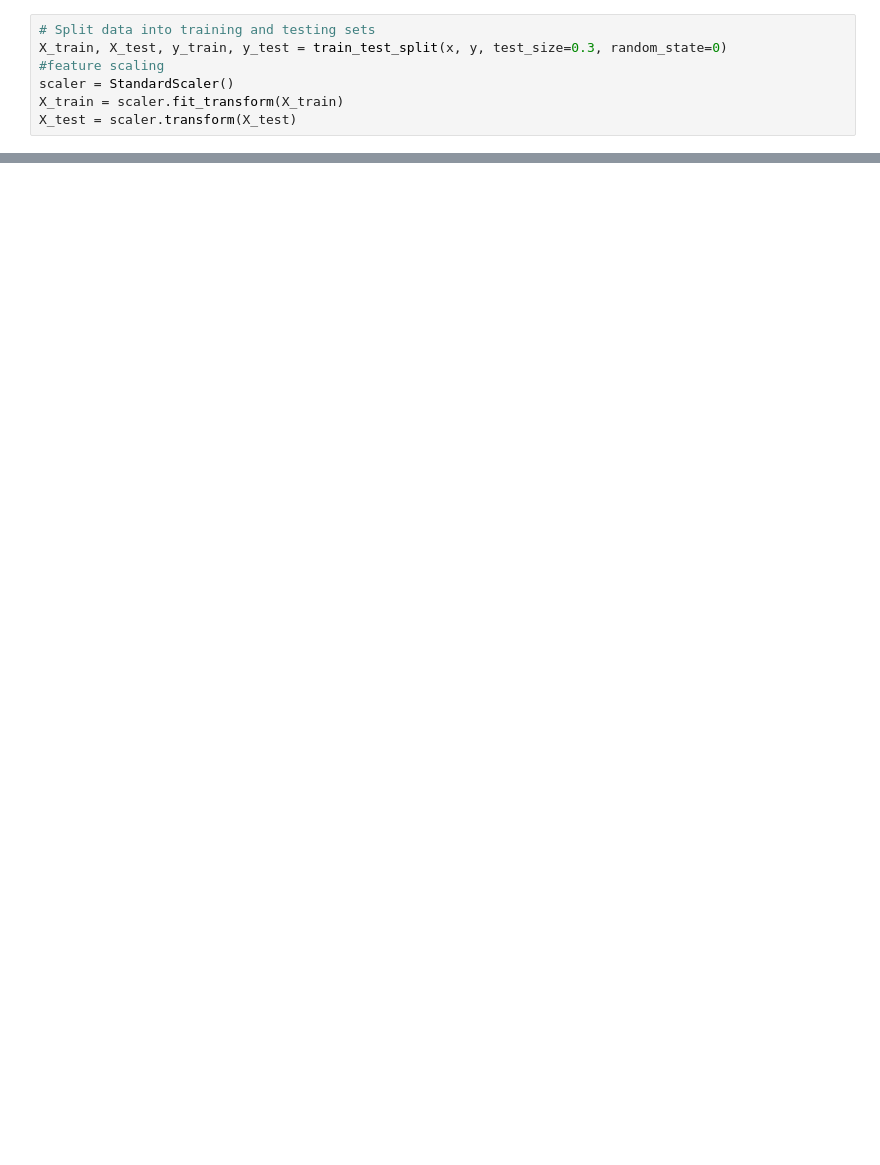
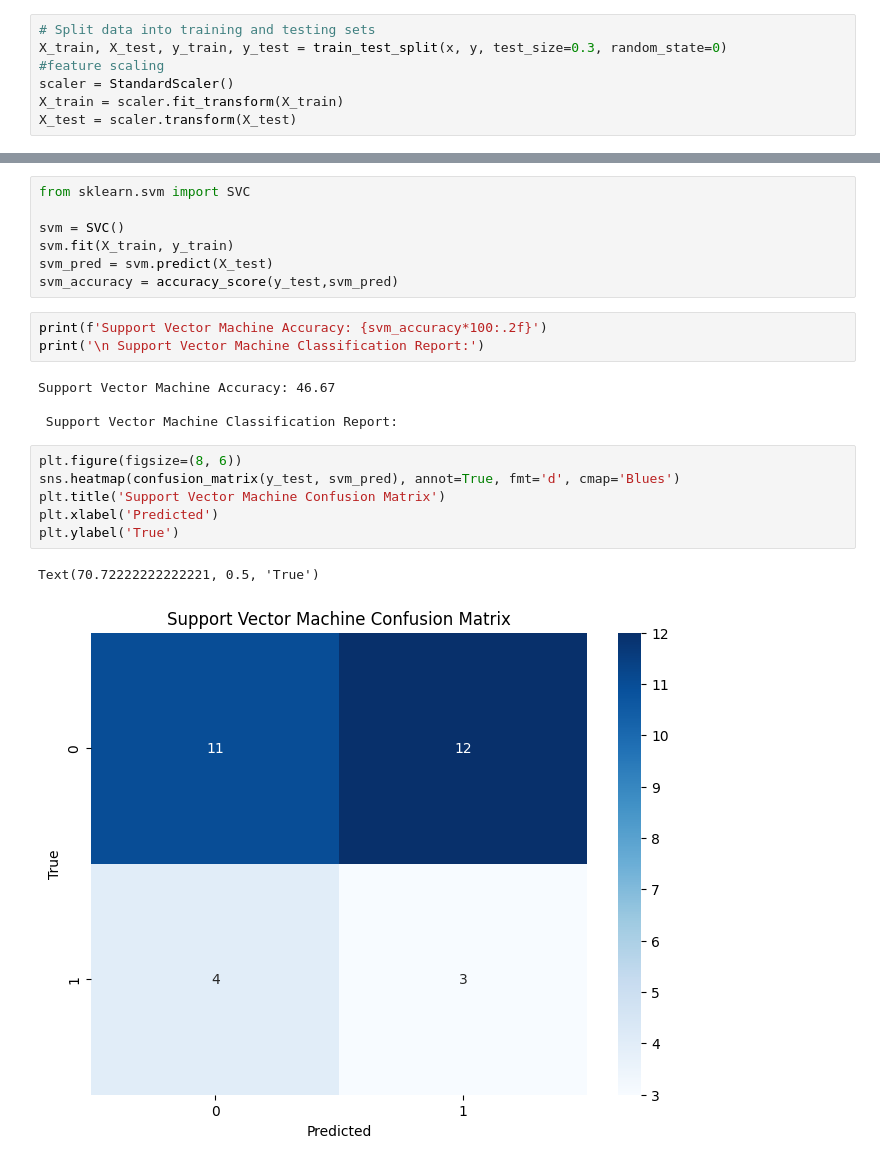
Before and after one commit to mahilohiya/ml-projects, a Jupyter notebook: CreditCardFraud.ipynb, the cells around one changed output, grey strips where cells are left out. Drawn from its saved outputs; the diff is of its cells as text; blank space fills up the shorter version.

```diff
--- a/CreditCardFraud.ipynb
+++ b/CreditCardFraud.ipynb
@@ -149,0 +413,23 @@ weighted avg       1.00      1.00      1.00         2
+# %%
+from sklearn.svm import SVC
+
+svm = SVC()
+svm.fit(X_train, y_train)
+svm_pred = svm.predict(X_test)
+svm_accuracy = accuracy_score(y_test,svm_pred)
+# %%
+print(f'Support Vector Machine Accuracy: {svm_accuracy*100:.2f}')
+print('\n Support Vector Machine Classification Report:')
+# %% [output]
+Support Vector Machine Accuracy: 46.67
+
+ Support Vector Machine Classification Report:
+# %%
+plt.figure(figsize=(8, 6))
+sns.heatmap(confusion_matrix(y_test, svm_pred), annot=True, fmt='d', cmap='Blues')
+plt.title('Support Vector Machine Confusion Matrix')
+plt.xlabel('Predicted')
+plt.ylabel('True')
+# %% [output]
+Text(70.72222222222221, 0.5, 'True')
+[figure, added]
```
Also changed, not shown: parts of 31 cells of this notebook.
